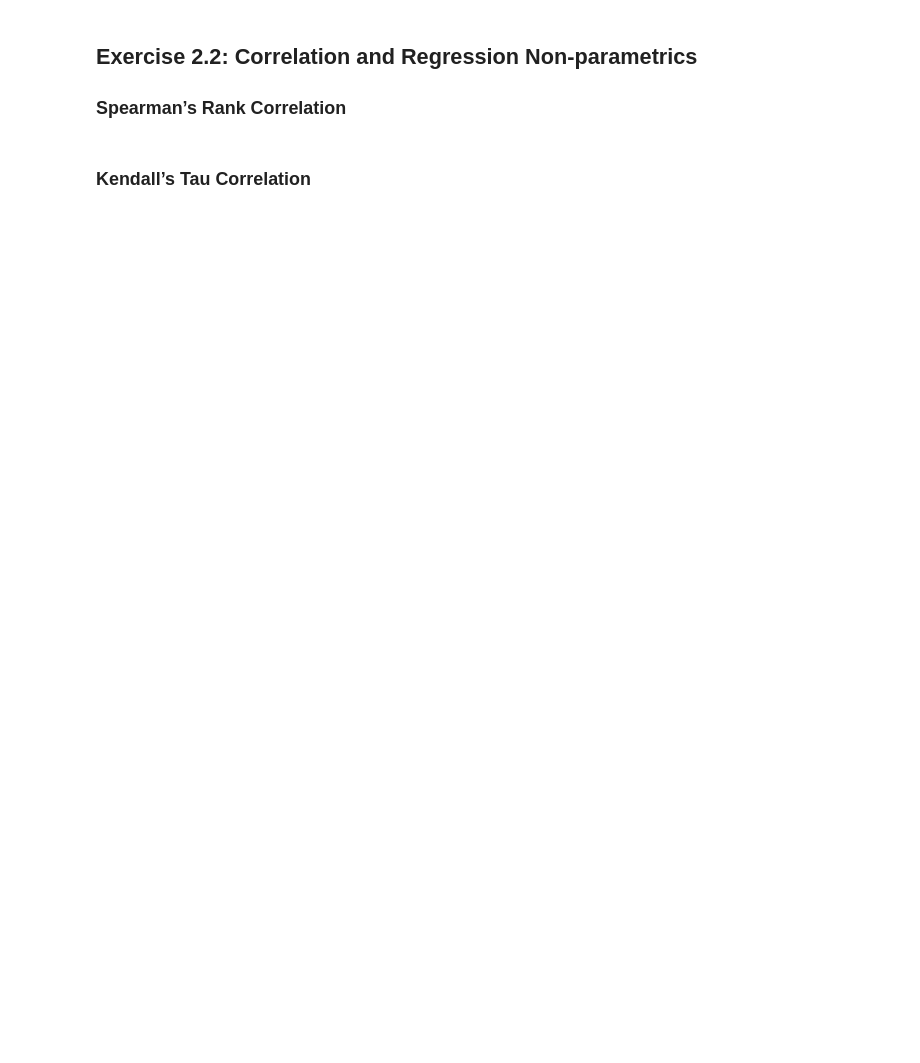
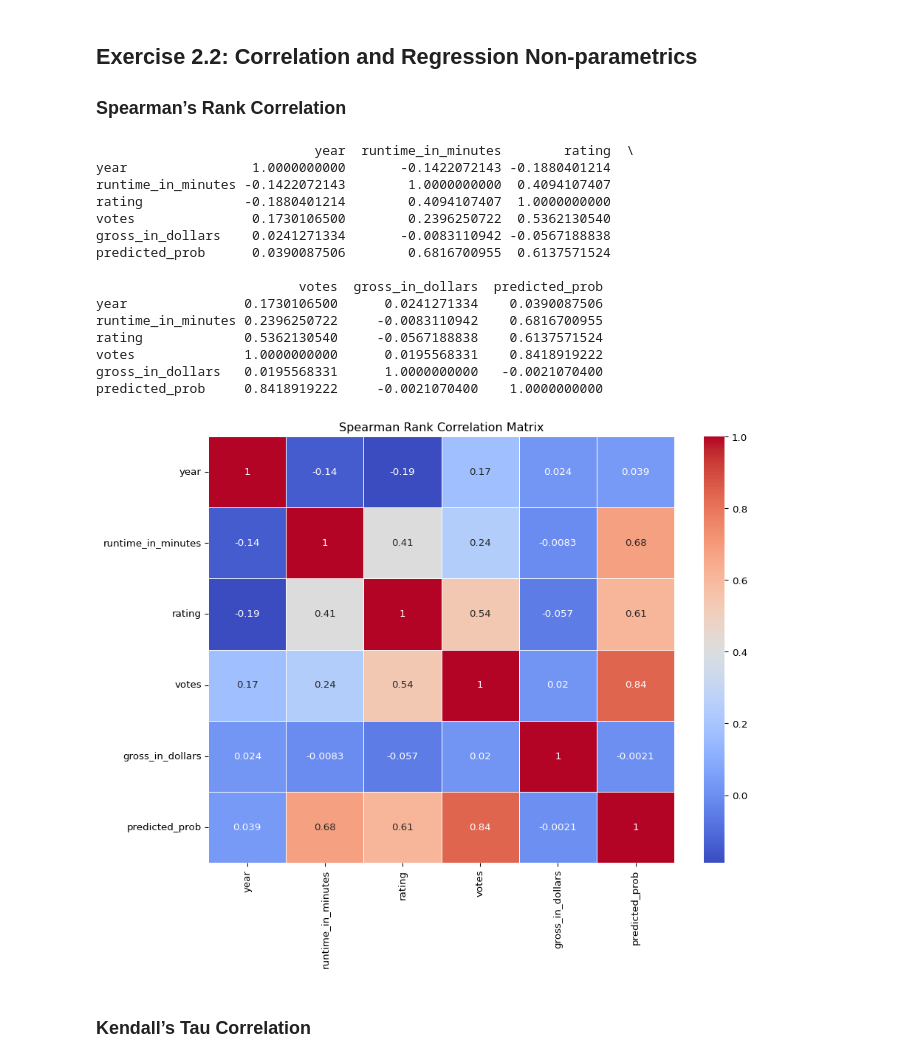
Before and after one commit to ismayc/oreilly-statistical-modeling-and-inference-with-python, a Jupyter notebook: exercises_solutions.ipynb, the cells around one changed output. Drawn from its saved outputs; the diff is of its cells as text; code cells hidden in the pictures; blank space fills up the shorter version.

```diff
--- a/exercises_solutions.ipynb
+++ b/exercises_solutions.ipynb
@@ -635,10 +788,34 @@ theil_sen.fit(X, y)
 # %%
 # Filter numeric columns
 numeric_columns = imdb_movie_sample.select_dtypes(include=[np.number])
 
 # Calculate Spearman's rank correlation matrix
 spearman_corr = numeric_columns.corr(method='spearman')
 print(spearman_corr)
+
+# Heatmap for Spearman's rank correlation matrix
+plt.figure(figsize=(10, 8))
+sns.heatmap(spearman_corr, annot=True, cmap='coolwarm', linewidths=0.5)
+plt.title('Spearman Rank Correlation Matrix')
+plt.tight_layout()
+plt.show();
+# %% [output]
+                            year  runtime_in_minutes        rating  \
+year                1.0000000000       -0.1422072143 -0.1880401214
+runtime_in_minutes -0.1422072143        1.0000000000  0.4094107407
+rating             -0.1880401214        0.4094107407  1.0000000000
+votes               0.1730106500        0.2396250722  0.5362130540
+gross_in_dollars    0.0241271334       -0.0083110942 -0.0567188838
+predicted_prob      0.0390087506        0.6816700955  0.6137571524
+
+                          votes  gross_in_dollars  predicted_prob
+year               0.1730106500      0.0241271334    0.0390087506
+runtime_in_minutes 0.2396250722     -0.0083110942    0.6816700955
+rating             0.5362130540     -0.0567188838    0.6137571524
+votes              1.0000000000      0.0195568331    0.8418919222
+gross_in_dollars   0.0195568331      1.0000000000   -0.0021070400
+predicted_prob     0.8418919222     -0.0021070400    1.0000000000
+[figure, added]
 # %% [markdown]
 ### Kendall’s Tau Correlation
 # %%
```
Also changed, not shown: parts of 70 cells of this notebook, 5 other files.
